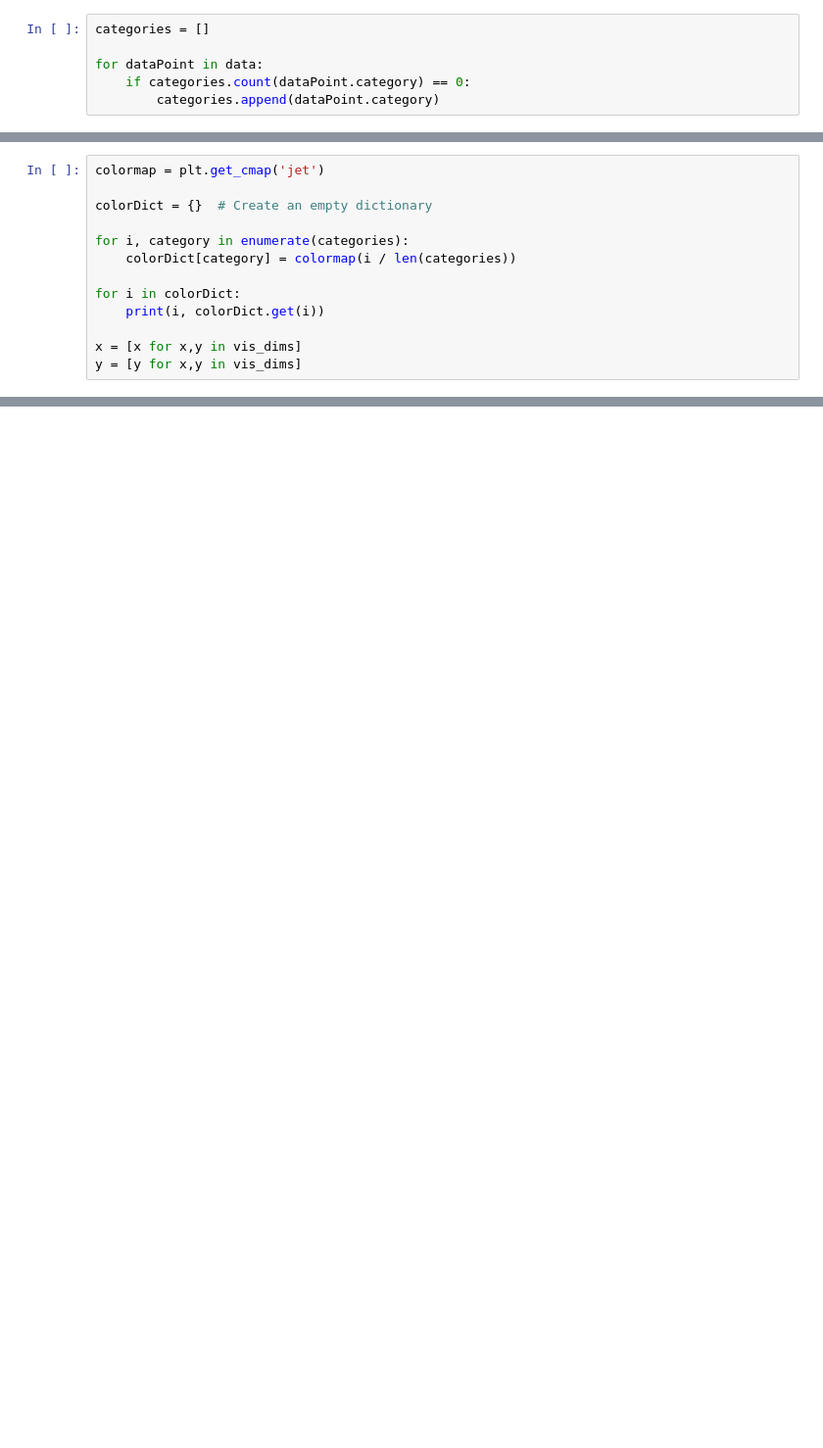
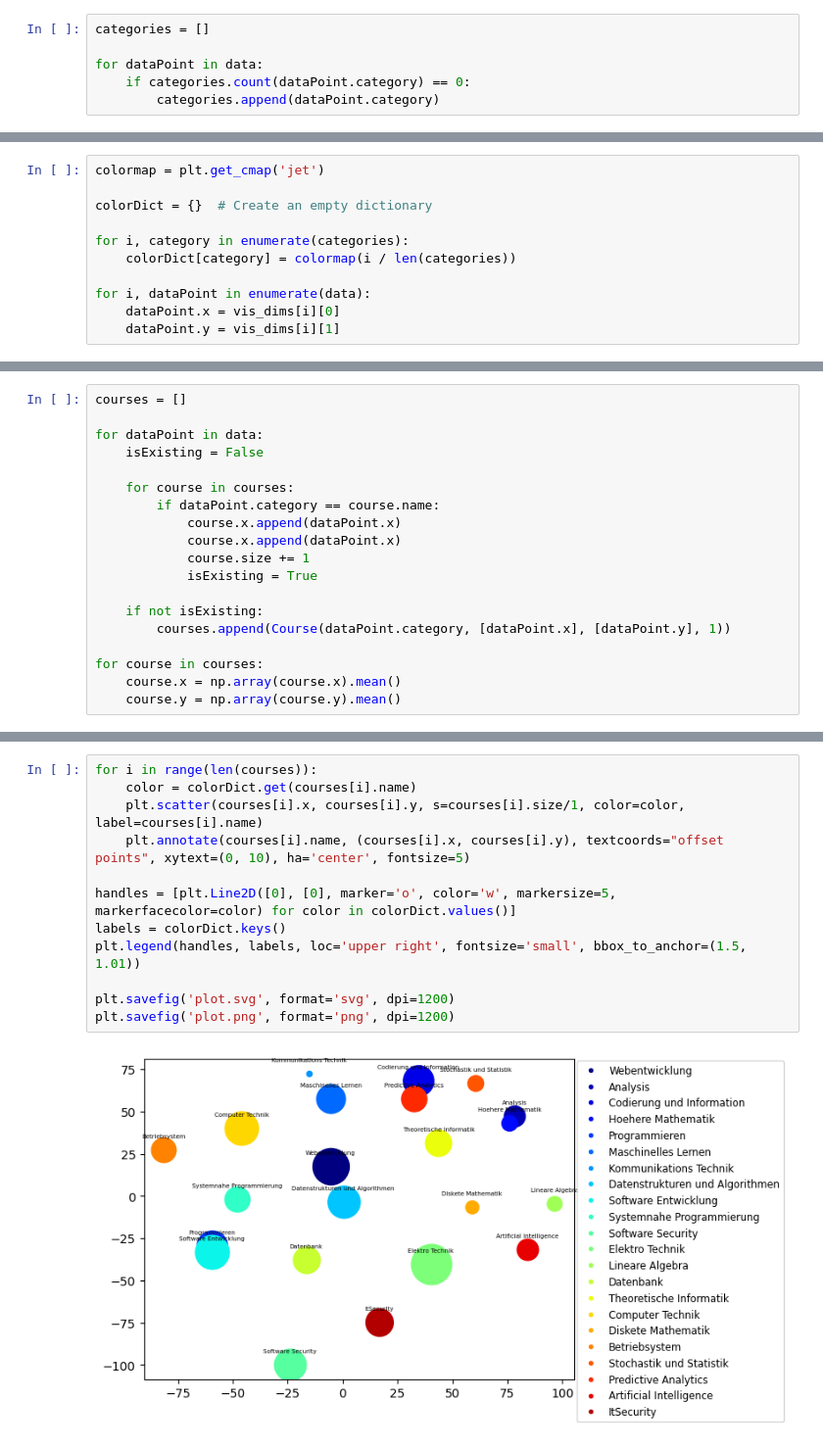
Before and after one commit to lukzimmermann/VC1_3, a Jupyter notebook: preparation.ipynb, the cells around one changed output, grey strips where cells are left out. Shown at 98% size. Saved outputs shown, nothing was run; the diff lists cells and outputs as text; blank space fills up the shorter version.

```diff
--- a/preparation.ipynb
+++ b/preparation.ipynb
@@ -99,8 +115,6 @@ colorDict = {}  # Create an empty dictionary
 for i, category in enumerate(categories):
     colorDict[category] = colormap(i / len(categories))
 
-for i in colorDict:
-    print(i, colorDict.get(i))
-
-x = [x for x,y in vis_dims]
-y = [y for x,y in vis_dims]
+for i, dataPoint in enumerate(data):
+    dataPoint.x = vis_dims[i][0]
+    dataPoint.y = vis_dims[i][1]
@@ -135,2 +134,21 @@ plt.savefig('plot.svg', format='svg', dpi=1200)
 # %% [output]
 [figure]
+# %%
+courses = []
+
+for dataPoint in data:
+    isExisting = False
+
+    for course in courses:
+        if dataPoint.category == course.name:
+            course.x.append(dataPoint.x)
+            course.x.append(dataPoint.x)
+            course.size += 1
+            isExisting = True
+
+    if not isExisting:
+        courses.append(Course(dataPoint.category, [dataPoint.x], [dataPoint.y], 1))
+
+for course in courses:
+    course.x = np.array(course.x).mean()
+    course.y = np.array(course.y).mean()
@@ -136,0 +157,14 @@ plt.savefig('plot.svg', format='svg', dpi=1200)
+# %%
+for i in range(len(courses)):
+    color = colorDict.get(courses[i].name)
+    plt.scatter(courses[i].x, courses[i].y, s=courses[i].size/1, color=color, label=courses[i].name)
+    plt.annotate(courses[i].name, (courses[i].x, courses[i].y), textcoords="offset points", xytext=(0, 10), ha='center', fontsize=5)
+
+handles = [plt.Line2D([0], [0], marker='o', color='w', markersize=5, markerfacecolor=color) for color in colorDict.values()]
+labels = colorDict.keys()
+plt.legend(handles, labels, loc='upper right', fontsize='small', bbox_to_anchor=(1.5, 1.01))
+
+plt.savefig('plot.svg', format='svg', dpi=1200)
+plt.savefig('plot.png', format='png', dpi=1200)
+# %% [output]
+[figure, added]
```
Also changed, not shown: parts of 9 cells of this notebook, 6 other files.
